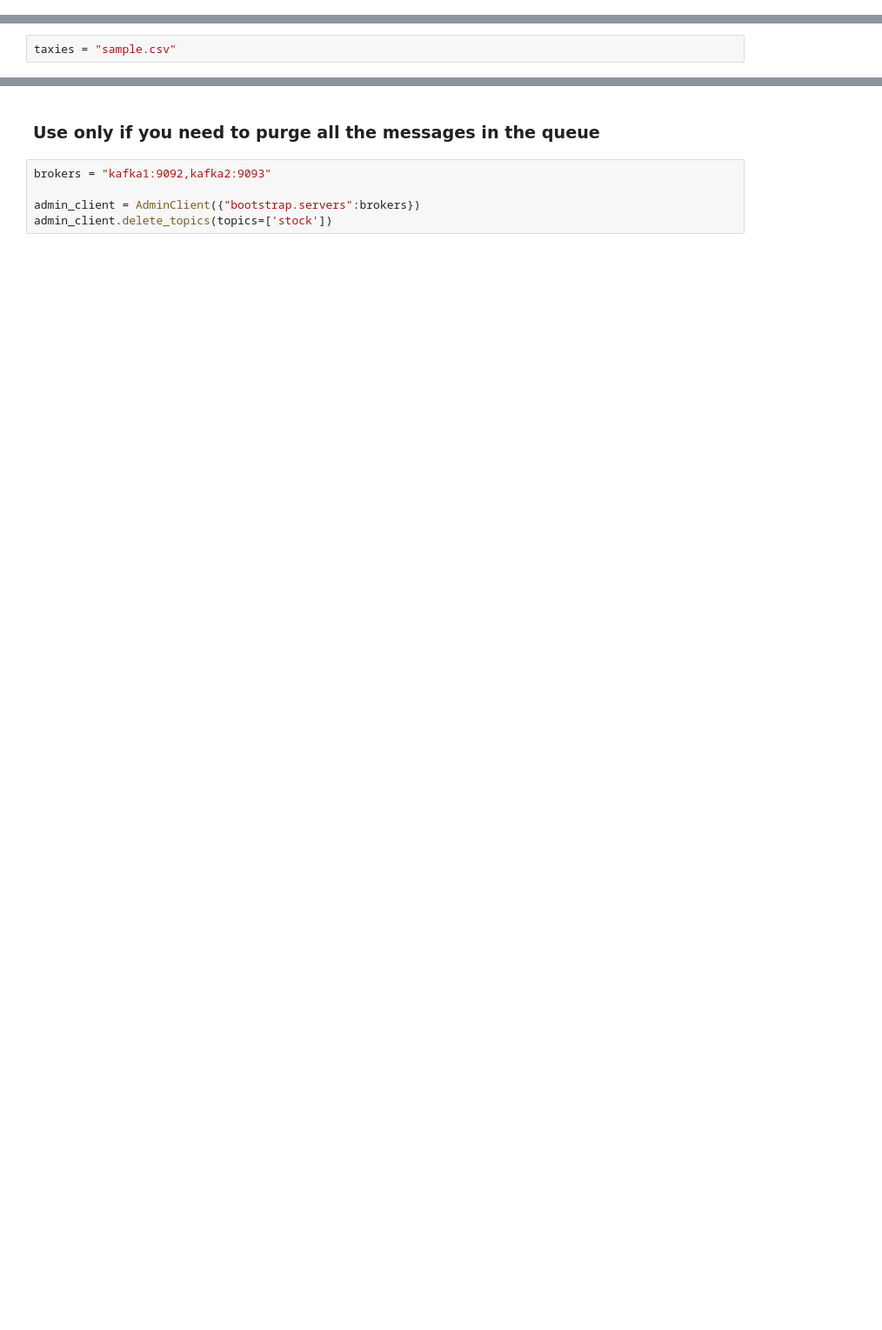
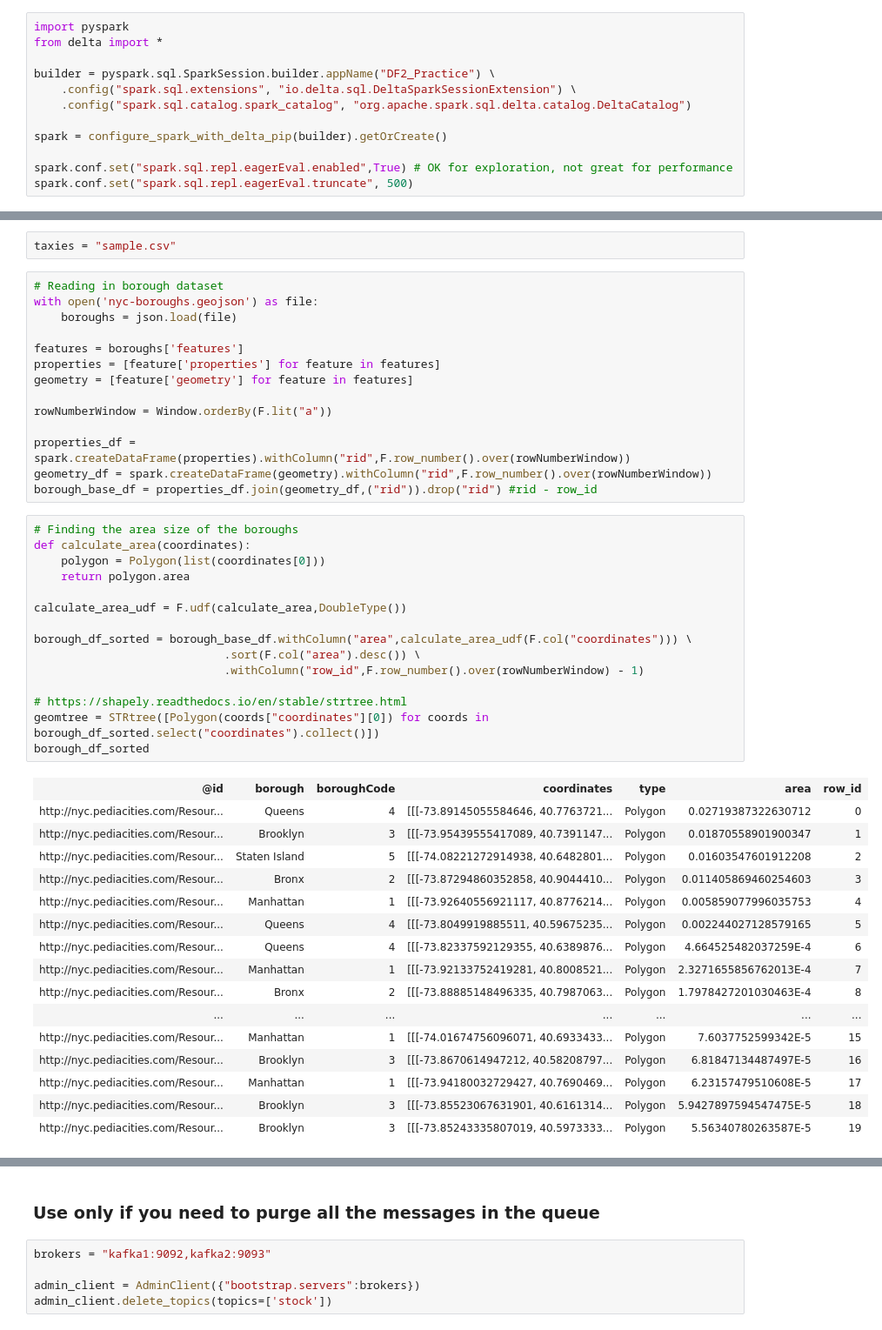
Before and after one commit to anettehabanen/Big_Data_Management_projects_2024, a Jupyter notebook: Project2_New_York_City_Taxi_Data_Streaming/Kafka-Producer-for-project.ipynb, the cells around one changed output, grey strips where cells are left out. Shown at 87% size. Saved outputs shown, nothing was run; the diff lists cells and outputs as text; blank space fills up the shorter version.

Commit message:
Project2: added geojson info (boroughs)

```diff
--- a/Project2_New_York_City_Taxi_Data_Streaming/Kafka-Producer-for-project.ipynb
+++ b/Project2_New_York_City_Taxi_Data_Streaming/Kafka-Producer-for-project.ipynb
@@ -37,3 +49,15 @@ pconf = {
 }
 # %%
 p = SerializingProducer(pconf)
+# %%
+import pyspark
+from delta import *
+
+builder = pyspark.sql.SparkSession.builder.appName("DF2_Practice") \
+    .config("spark.sql.extensions", "io.delta.sql.DeltaSparkSessionExtension") \
+    .config("spark.sql.catalog.spark_catalog", "org.apache.spark.sql.delta.catalog.DeltaCatalog")
+
+spark = configure_spark_with_delta_pip(builder).getOrCreate()
+
+spark.conf.set("spark.sql.repl.eagerEval.enabled",True) # OK for exploration, not great for performance
+spark.conf.set("spark.sql.repl.eagerEval.truncate", 500)
@@ -40,2 +66,48 @@ p = SerializingProducer(pconf)
 # %%
 taxies = "sample.csv"
+# %%
+# Reading in borough dataset
+with open('nyc-boroughs.geojson') as file:
+    boroughs = json.load(file)
+
+features = boroughs['features']
+properties = [feature['properties'] for feature in features]
+geometry = [feature['geometry'] for feature in features]
+
+rowNumberWindow = Window.orderBy(F.lit("a"))
+
+properties_df = spark.createDataFrame(properties).withColumn("rid",F.row_number().over(rowNumberWindow))
+geometry_df = spark.createDataFrame(geometry).withColumn("rid",F.row_number().over(rowNumberWindow))
+borough_base_df = properties_df.join(geometry_df,("rid")).drop("rid") #rid - row_id
+# %%
+# Finding the area size of the boroughs
+def calculate_area(coordinates):
+    polygon = Polygon(list(coordinates[0]))
+    return polygon.area
+
+calculate_area_udf = F.udf(calculate_area,DoubleType())
+
+borough_df_sorted = borough_base_df.withColumn("area",calculate_area_udf(F.col("coordinates"))) \
+                            .sort(F.col("area").desc()) \
+                            .withColumn("row_id",F.row_number().over(rowNumberWindow) - 1)
+
+# https://shapely.readthedocs.io/en/stable/strtree.html
+geomtree = STRtree([Polygon(coords["coordinates"][0]) for coords in borough_df_sorted.select("coordinates").collect()])
+borough_df_sorted
+# %% [output]
+| @id | borough | boroughCode | coordinates | type | area | row_id |
+| http://nyc.pediacities.com/Resour... | Queens | 4 | [[[-73.89145055584646, 40.7763721... | Polygon | 0.02719387322630712 | 0 |
+| http://nyc.pediacities.com/Resour... | Brooklyn | 3 | [[[-73.95439555417089, 40.7391147... | Polygon | 0.01870558901900347 | 1 |
+| http://nyc.pediacities.com/Resour... | Staten Island | 5 | [[[-74.08221272914938, 40.6482801... | Polygon | 0.01603547601912208 | 2 |
+| http://nyc.pediacities.com/Resour... | Bronx | 2 | [[[-73.87294860352858, 40.9044410... | Polygon | 0.011405869460254603 | 3 |
+| http://nyc.pediacities.com/Resour... | Manhattan | 1 | [[[-73.92640556921117, 40.8776214... | Polygon | 0.005859077996035753 | 4 |
+| http://nyc.pediacities.com/Resour... | Queens | 4 | [[[-73.8049919885511, 40.59675235... | Polygon | 0.002244027128579165 | 5 |
+| http://nyc.pediacities.com/Resour... | Queens | 4 | [[[-73.82337592129355, 40.6389876... | Polygon | 4.664525482037259E-4 | 6 |
+| http://nyc.pediacities.com/Resour... | Manhattan | 1 | [[[-73.92133752419281, 40.8008521... | Polygon | 2.3271655856762013E-4 | 7 |
+| http://nyc.pediacities.com/Resour... | Bronx | 2 | [[[-73.88885148496335, 40.7987063... | Polygon | 1.7978427201030463E-4 | 8 |
+| ... | ... | ... | ... | ... | ... | ... |
+| http://nyc.pediacities.com/Resour... | Manhattan | 1 | [[[-74.01674756096071, 40.6933433... | Polygon | 7.6037752599342E-5 | 15 |
+| http://nyc.pediacities.com/Resour... | Brooklyn | 3 | [[[-73.8670614947212, 40.58208797... | Polygon | 6.81847134487497E-5 | 16 |
+| http://nyc.pediacities.com/Resour... | Manhattan | 1 | [[[-73.94180032729427, 40.7690469... | Polygon | 6.23157479510608E-5 | 17 |
+| http://nyc.pediacities.com/Resour... | Brooklyn | 3 | [[[-73.85523067631901, 40.6161314... | Polygon | 5.9427897594547475E-5 | 18 |
+| http://nyc.pediacities.com/Resour... | Brooklyn | 3 | [[[-73.85243335807019, 40.5973333... | Polygon | 5.56340780263587E-5 | 19 |
```
Also changed, not shown: parts of 9 cells of this notebook, 1 other file.
